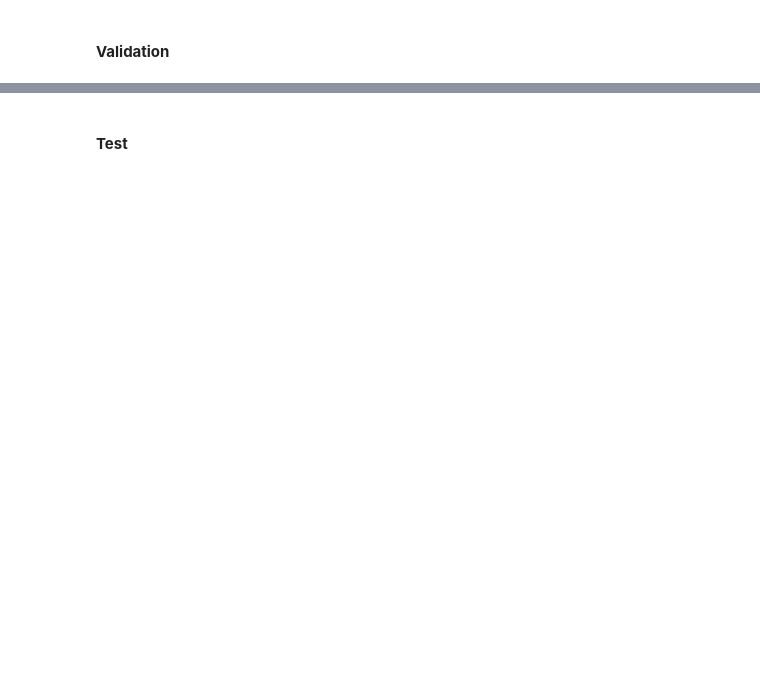
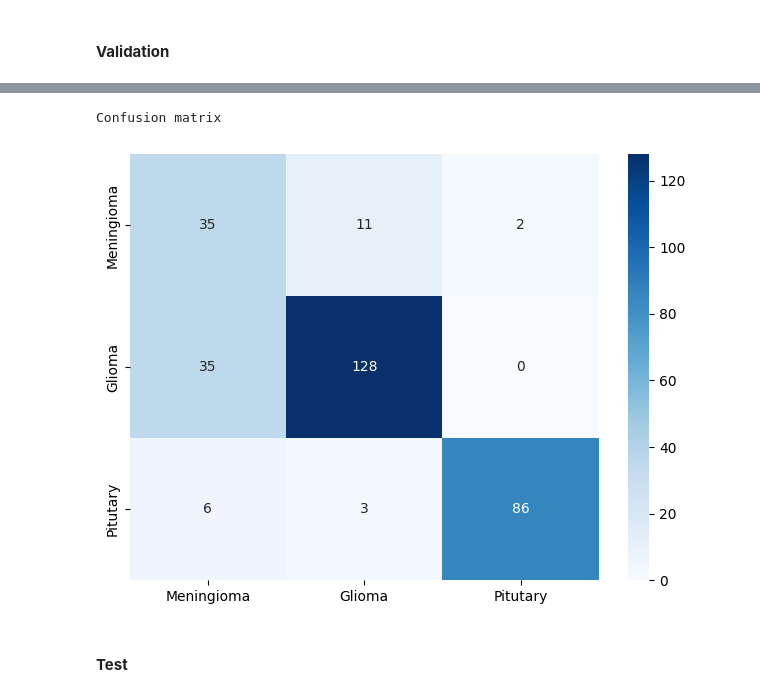
Before and after one commit to amirkasaei/Intelligent-Analysis-of-Biomedical-Images, a Jupyter notebook: HW/SPB_HW2/Prac/BrainMRI.ipynb, the cells around one changed output, grey strips where cells are left out. Cells and saved outputs as stored; diff of their text form; code cells hidden in the pictures; blank space fills up the shorter version.

```diff
--- a/HW/SPB_HW2/Prac/BrainMRI.ipynb
+++ b/HW/SPB_HW2/Prac/BrainMRI.ipynb
@@ -648,5 +978,8 @@ evaluate(model_supcon, dataloaders, criterion, optimizer, device, 'validation')
 # %%
-report(model_supcon, dataloaders['validation'], device, classes)
+report(supcon_classifier, dataloaders['validation'], device, classes)
+# %% [output]
+Confusion matrix
+[figure, added]
 # %% [markdown]
 #### **Test**
 # %%
```
Also changed, not shown: parts of 36 cells of this notebook.
